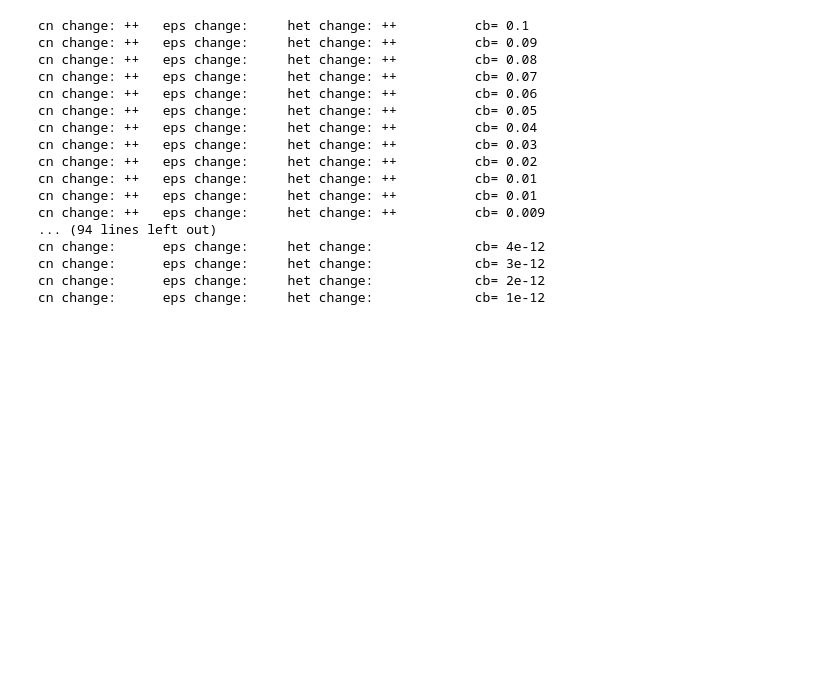
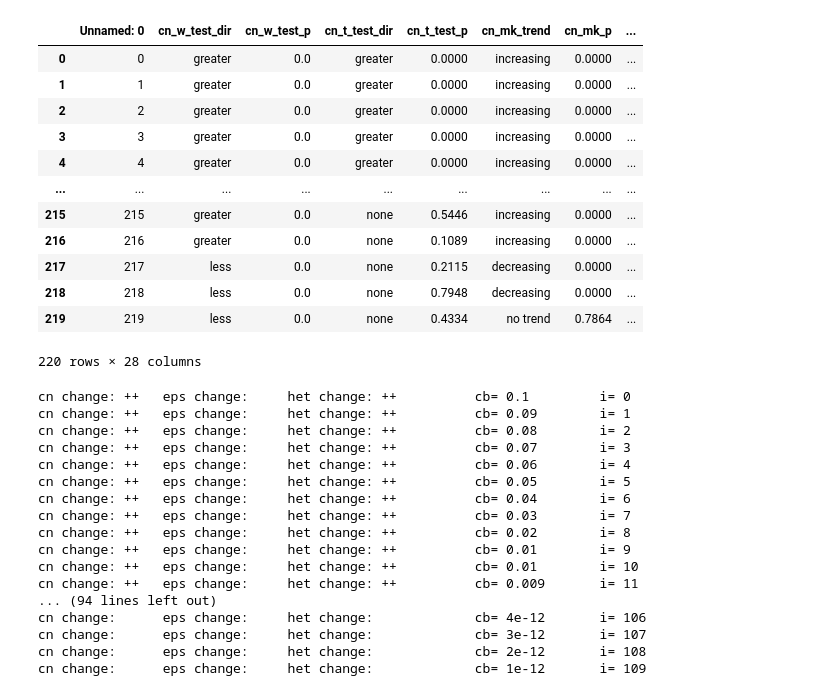
Before and after one commit to dkornai/SSD-in-Neurons, a Jupyter notebook: C_scan_analysis.ipynb, the cells around one changed output. Cells and saved outputs as stored; diff of their text form; code cells hidden in the pictures; blank space fills up the shorter version.

Commit message:
new results from analyses of C scans

```diff
--- a/C_scan_analysis.ipynb
+++ b/C_scan_analysis.ipynb
@@ -5,17 +6,35 @@ import matplotlib.pyplot as plt
 # %%
-stats_df = pd.read_csv("hpc/model_1/statsdf.csv")
+MODEL = 'model_0'
+
+DELTA = 0.25
+stats_df = pd.read_csv(f"sim_out/{MODEL}/statsdf.csv")
 i_cb_dict = {key:value for key, value in zip(stats_df['i'].to_list(), stats_df['cb'].to_list())}
 cb_vals = list(i_cb_dict.values())
+stats_df
+# %% [output]
+|  | Unnamed: 0 | cn_w_test_dir | cn_w_test_p | cn_t_test_dir | cn_t_test_p | cn_mk_trend | cn_mk_p | ... |
+| 0 | 0 | greater | 0.0 | greater | 0.0000 | increasing | 0.0000 | ... |
+| 1 | 1 | greater | 0.0 | greater | 0.0000 | increasing | 0.0000 | ... |
+| 2 | 2 | greater | 0.0 | greater | 0.0000 | increasing | 0.0000 | ... |
+| 3 | 3 | greater | 0.0 | greater | 0.0000 | increasing | 0.0000 | ... |
+| 4 | 4 | greater | 0.0 | greater | 0.0000 | increasing | 0.0000 | ... |
+| ... | ... | ... | ... | ... | ... | ... | ... | ... |
+| 215 | 215 | greater | 0.0 | none | 0.5446 | increasing | 0.0000 | ... |
+| 216 | 216 | greater | 0.0 | none | 0.1089 | increasing | 0.0000 | ... |
+| 217 | 217 | less | 0.0 | none | 0.2115 | decreasing | 0.0000 | ... |
+| 218 | 218 | less | 0.0 | none | 0.7948 | decreasing | 0.0000 | ... |
+| 219 | 219 | less | 0.0 | none | 0.4334 | no trend | 0.7864 | ... |
+220 rows × 28 columns
 # %%
 def stat_change(result_g, result_t):
     # if all 4 statistical tests in both the gillespie and tau leaping simulation results agree the value increases
-    if   result_g[1] == 'greater' and result_g[3] == 'greater' and result_g[5] == 'increasing' and result_g[7] == 'non-stationary':
-        if result_t[1] == 'greater' and result_t[3] == 'greater' and result_t[5] == 'increasing' and result_t[7] == 'non-stationary':
+    if   result_g[1] == 'greater' and result_g[2] < 0.01 and result_g[3] == 'greater' and result_g[4] < 0.01 and result_g[5] == 'increasing' and result_g[7] == 'non-stationary':
+        if result_t[1] == 'greater' and result_t[2] < 0.01 and result_t[3] == 'greater' and result_t[4] < 0.01 and result_t[5] == 'increasing' and result_t[7] == 'non-stationary':
             return '++'
 
     # if all 4 statistical tests in both the gillespie and tau leaping simulation results agree the value decreases
-    if result_g[1] == 'less' and result_g[3] == 'less' and result_g[5] == 'decreasing' and result_g[7] == 'non-stationary':
-        if result_t[1] == 'less' and result_t[3] == 'less' and result_t[5] == 'decreasing' and result_t[7] == 'non-stationary':
+    if result_g[1] == 'less' and result_g[2] < 0.01 and result_g[3] == 'less' and result_g[4] < 0.01 and result_g[5] == 'decreasing' and result_g[7] == 'non-stationary':
+        if result_t[1] == 'less' and result_t[2] < 0.01 and result_t[3] == 'less' and result_g[4] < 0.01 and result_t[5] == 'decreasing' and result_t[7] == 'non-stationary':
             return '--'
 
     # otherwise no change occured
@@ -35,25 +54,27 @@ for i in np.arange(0, len(stats_df), step=2):
         'cn change:', stat_change(cn_result_g, cn_result_t),
         '\teps change:', stat_change(eps_result_g, eps_result_t),
         '\thet change:', stat_change(het_result_g, het_result_t),
-        '\t\tcb=',result_t[26])
+        '\t\tcb=',result_t[26],
+        '\ti=',int(i/2)
+    )
 # %% [output]
-cn change: ++   eps change:     het change: ++          cb= 0.1
-cn change: ++   eps change:     het change: ++          cb= 0.09
-cn change: ++   eps change:     het change: ++          cb= 0.08
-cn change: ++   eps change:     het change: ++          cb= 0.07
-cn change: ++   eps change:     het change: ++          cb= 0.06
-cn change: ++   eps change:     het change: ++          cb= 0.05
-cn change: ++   eps change:     het change: ++          cb= 0.04
-cn change: ++   eps change:     het change: ++          cb= 0.03
-cn change: ++   eps change:     het change: ++          cb= 0.02
-cn change: ++   eps change:     het change: ++          cb= 0.01
-cn change: ++   eps change:     het change: ++          cb= 0.01
-cn change: ++   eps change:     het change: ++          cb= 0.009
+cn change: ++   eps change:     het change: ++          cb= 0.1         i= 0
+cn change: ++   eps change:     het change: ++          cb= 0.09        i= 1
+cn change: ++   eps change:     het change: ++          cb= 0.08        i= 2
+cn change: ++   eps change:     het change: ++          cb= 0.07        i= 3
+cn change: ++   eps change:     het change: ++          cb= 0.06        i= 4
+cn change: ++   eps change:     het change: ++          cb= 0.05        i= 5
+cn change: ++   eps change:     het change: ++          cb= 0.04        i= 6
+cn change: ++   eps change:     het change: ++          cb= 0.03        i= 7
+cn change: ++   eps change:     het change: ++          cb= 0.02        i= 8
+cn change: ++   eps change:     het change: ++          cb= 0.01        i= 9
+cn change: ++   eps change:     het change: ++          cb= 0.01        i= 10
+cn change: ++   eps change:     het change: ++          cb= 0.009       i= 11
 ... (94 lines left out)
-cn change:      eps change:     het change:             cb= 4e-12
-cn change:      eps change:     het change:             cb= 3e-12
-cn change:      eps change:     het change:             cb= 2e-12
-cn change:      eps change:     het change:             cb= 1e-12
+cn change:      eps change:     het change:             cb= 4e-12       i= 106
+cn change:      eps change:     het change:             cb= 3e-12       i= 107
+cn change:      eps change:     het change:             cb= 2e-12       i= 108
+cn change:      eps change:     het change:             cb= 1e-12       i= 109
 # %%
 ps_mean = []
 ps_sem = []
```
Also changed, not shown: parts of 3 cells of this notebook, 2 other files.
